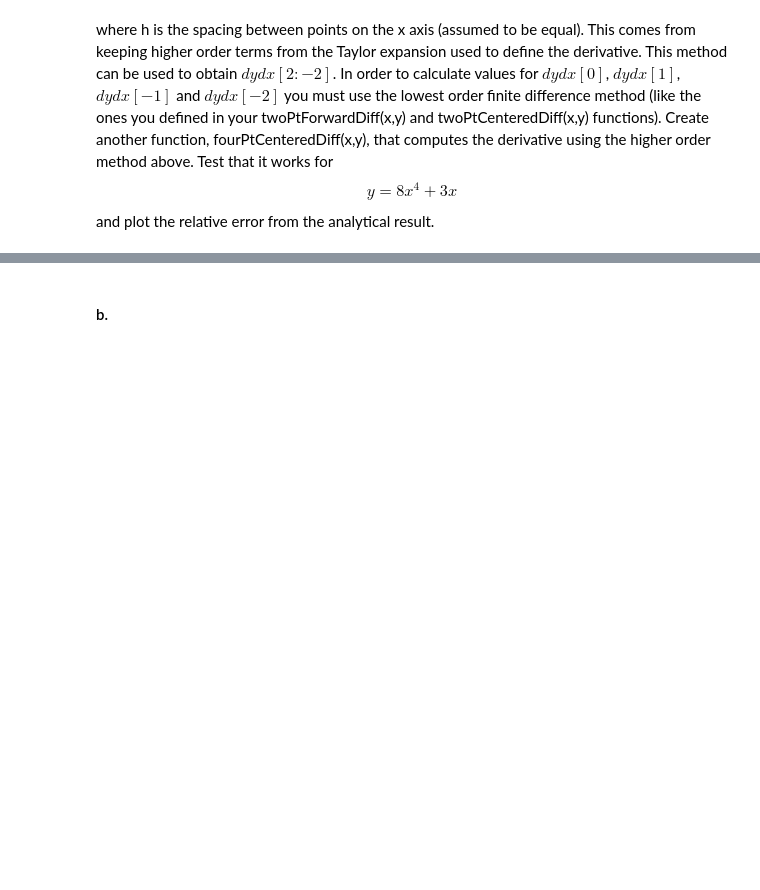
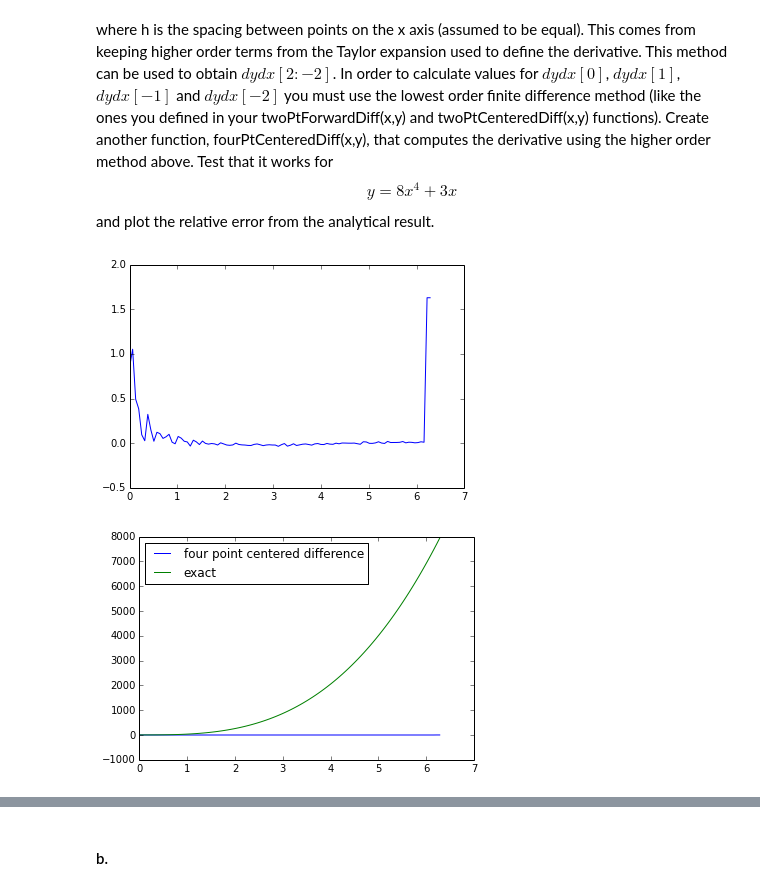
Before and after one commit to joknowle/PHYS202-S14, a Jupyter notebook: SciPy/DifferentiationExercises.ipynb, the cells around one changed output, grey strips where cells are left out. Cells and saved outputs as stored; diff of their text form; code cells hidden in the pictures; blank space fills up the shorter version.

```diff
--- a/SciPy/DifferentiationExercises.ipynb
+++ b/SciPy/DifferentiationExercises.ipynb
@@ -133,23 +133,56 @@ $$ dydx[i] \simeq \frac{y[i-2]-8y[i-1]+8y[i+1]-y[i+2]}{12h}$$
 # %% [markdown]
 where h is the spacing between points on the x axis (assumed to be equal). This comes from keeping higher order terms from the Taylor expansion used to define the derivative. This method can be used to obtain $dydx[2:-2]$. In order to calculate values for $dydx[0]$, $dydx[1]$, $dydx[-1]$ and $dydx[-2]$ you must use the lowest order finite difference method (like the ones you defined in your twoPtForwardDiff(x,y) and twoPtCenteredDiff(x,y) functions). Create another function, fourPtCenteredDiff(x,y), that computes the derivative using the higher order method above. Test that it works for $$y=8x^4+3x$$ and plot the relative error from the analytical result.
 # %%
+x = np.linspace(0,2*pi,100)
+y = np.sin(x) + .1*random.random(size=x.shape)
+dydxExact = 32*x**3 + 3
+
 def fourPtCenteredDiff(x,y):
+
     """
     Function performs differentiation of two floating values.
     array y is reshaped to accomodate dy/dx calculation.
     Function values are stored in new array by three cases:
     0th index, nth index, and center values.
     0th index uses forward differentiation,
     nth index uses backwards differentiation,
     Center difference is normal delta y / delta x.
     dy/dx is returned.
     """
-    # The Following code was pasted. DO NOT USE LOL.
     dydx = np.zeros(y.shape,float)
     # Center difference.
-    dydx[2:-2] = (y[2:-2] - 8*y[2:-1] + 8*y[2:1] - y[2:2]) / (12*(x[:-2] - x[2]))
-    # Forward Difference
-    dydx[0] = (y[2] - y[0]) / (x[2] - x[0])
-    # Backwards Difference
-    dydx[-1] = (y[-1] - y[-2]) / (x[-1] - x[-2])
+    dydx[2:-2] = (y[0:-4] - 8*y[1:-3] + \
+                  8*y[3:-1] - y[4:]) / (12*x[2:-2])
+
+    dydx[0] = (y[1] - y[0]) / (x[1] - x[0]) # Forward difference.
+    dydx[1] = (y[2] - y[1]) / (x[2] - x[1])
+    dydx[-1] = (y[-1] - y[-2]) / (x[-1] - x[-2]) #Backward difference.
+    dydx[-2] = (y[-2] - y[-1]) / (x[-2] - x[-1])
+
+
+    # Or maybe this method?
+    # dydx[0:2] = np.diff(y[0:2])/np.diff(x[0:2]) # Forward difference.
+    # dydx[-1:-2] = np.diff(y[-1:-2])/ np.diff(x[-1:-2]) #Backward difference.
+    # Or maybe...
+    #dydx[0:1] = (y[1:2] - y[0:1]) / (x[1:2] - x[0:1]) # Forward difference.
+    #dydx[-1:-2] = (y[-1:-2] - y[-2:-1]) / (x[-1:-2] - x[-2:-1]) #Backward difference.
+
+
+    # REEEEALLLLLY CONFUSED.
+
+    plt.plot(x,dydx)
+    plt.show()
     return dydx
+
+# Trying to resolve why my 4point C.D is zero???
+#plt.plot(x[2:-2], y[0:-4] - 8*y[1:-3] + \
+#                  8*y[3:-1] - y[4:]/(12*x[2:-2]))
+
+plt.plot(x, fourPtCenteredDiff(x,y), \
+         label = 'four point centered difference')
+plt.plot(x, dydxExact, label = 'exact')
+plt.legend(loc='upper left')
+plt.show()
+# %% [output]
+[figure, added]
+[figure, added]
```
Also changed, not shown: parts of 2 cells of this notebook, 3 other files.
